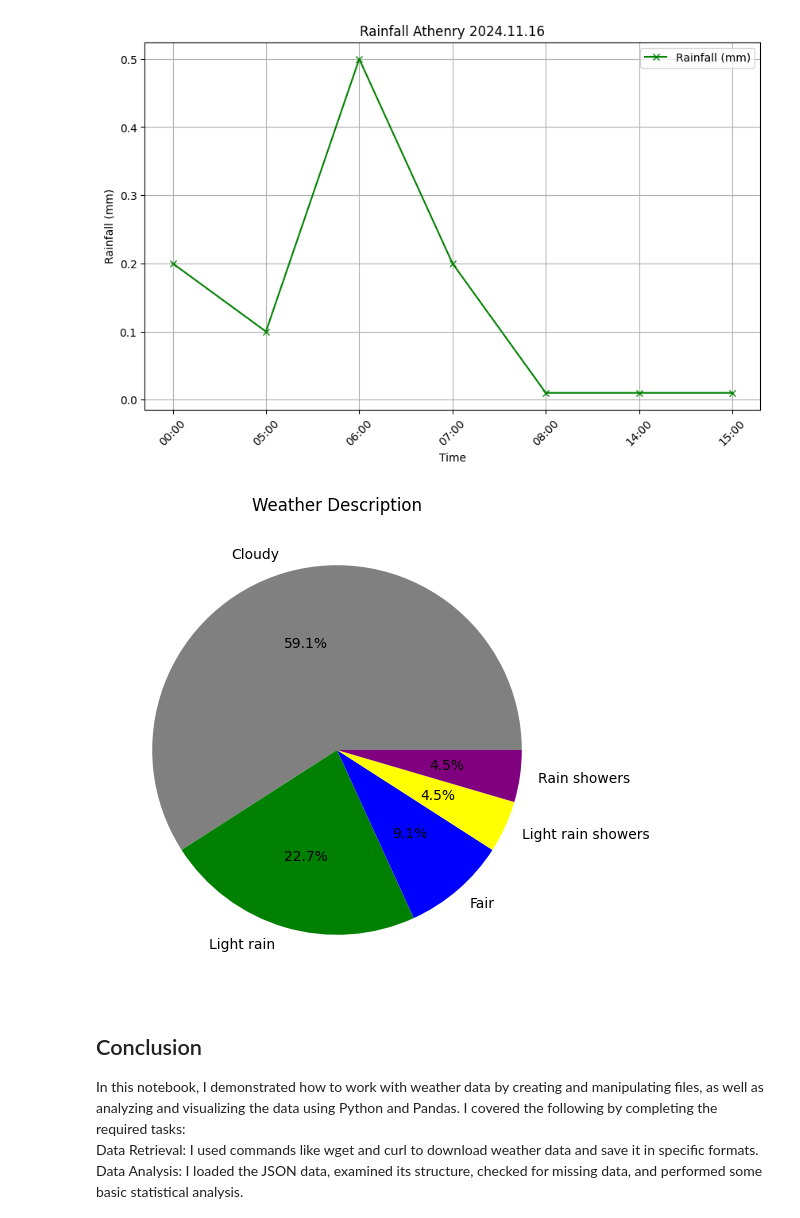
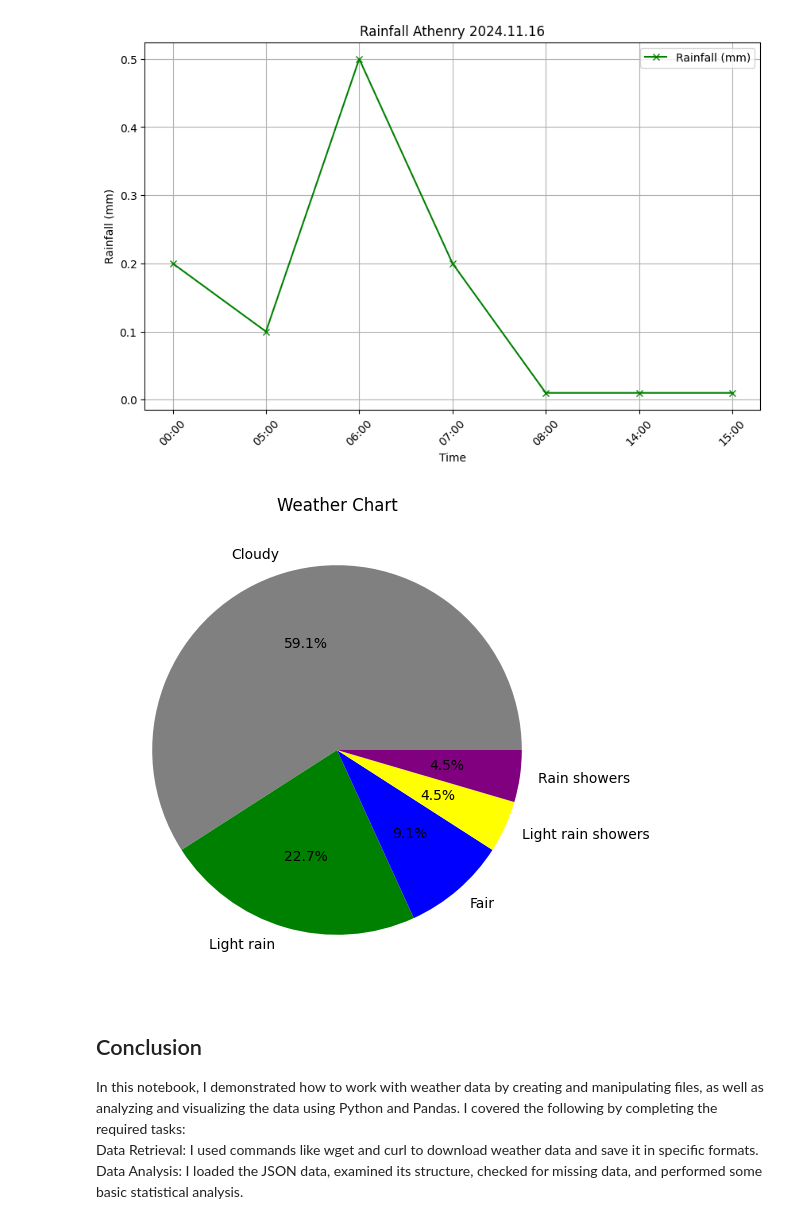
Before and after one commit to Grainne10/computer_infrastructure, a Jupyter notebook: weather.ipynb, the cells around one changed output. Drawn from its saved outputs; the diff is of its cells as text; code cells hidden in the pictures.

Commit message:
Amend Images in weather notebook

```diff
--- a/weather.ipynb
+++ b/weather.ipynb
@@ -231,16 +231,16 @@ plt.show()
 # %%
 # Finally , I show a pie chart of the weather the unique weather descriptions and their counts
 weather_counts = weather_athenry['weatherDescription'].value_counts()
 plt.figure(figsize=(8,6))
 weather_counts.plot(kind='pie', autopct='%1.1f%%', colors=['gray', 'green', 'blue', 'yellow', 'purple'])
-plt.title('Weather Description')
+plt.title('Weather Chart')
 plt.ylabel('')
-plt.savefig('./img/Weather Description Athenry 2004.11.16.png')
+plt.savefig('./img/Weather Piechart Athenry 2004.11.16.png')
 plt.show()
 # This shows that the day was mostly cloudy (59%), there were rain and light rain at different times of the day (32%) and it was fair for the remainder of the day (9%).
 # It was a typical winter day in Ireland but nothing too notable.
 # %% [output]
-[figure, old version]
+[figure, new version]
 # %% [markdown]
 ## Conclusion
 
```
Also changed, not shown: 2 other files.
